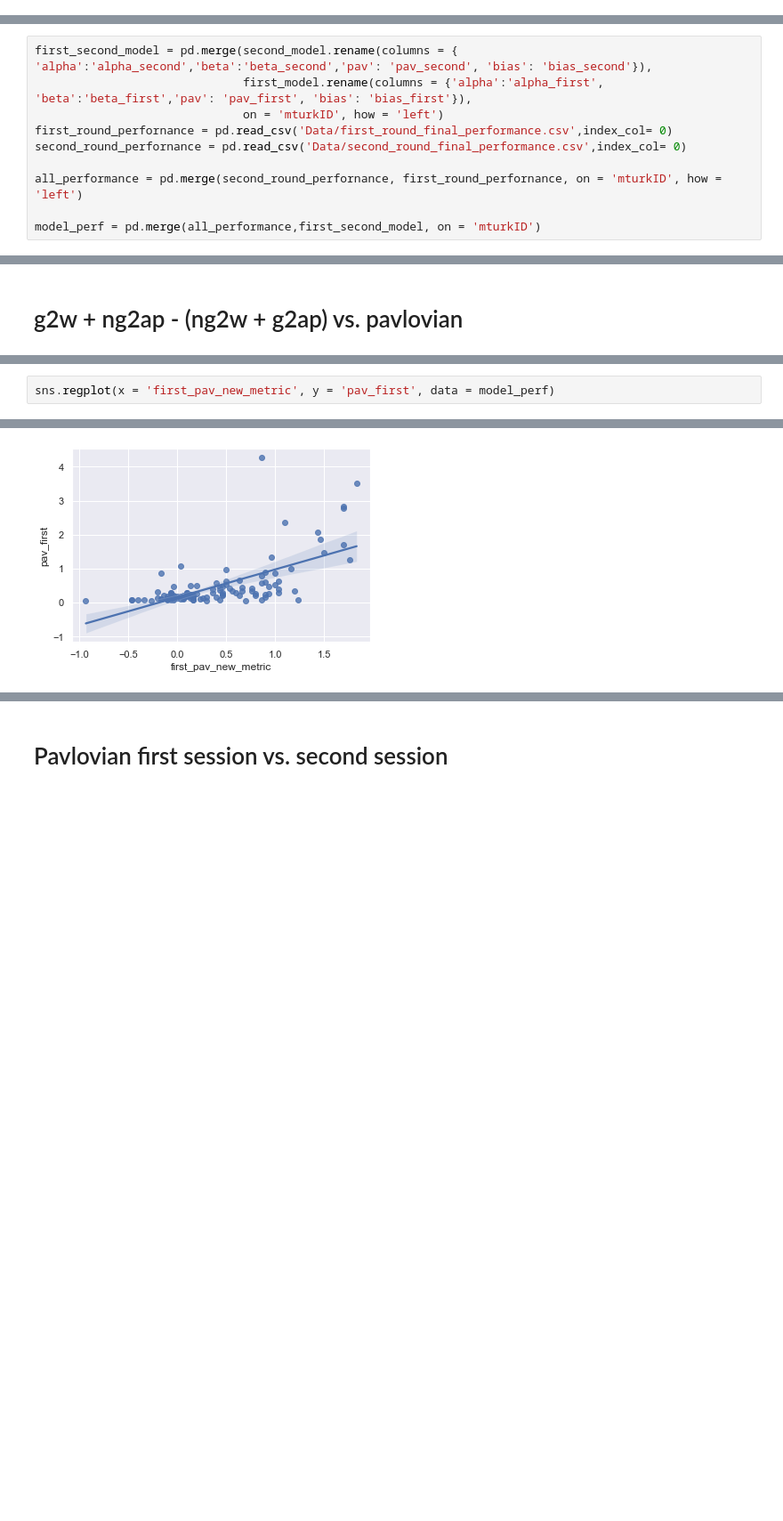
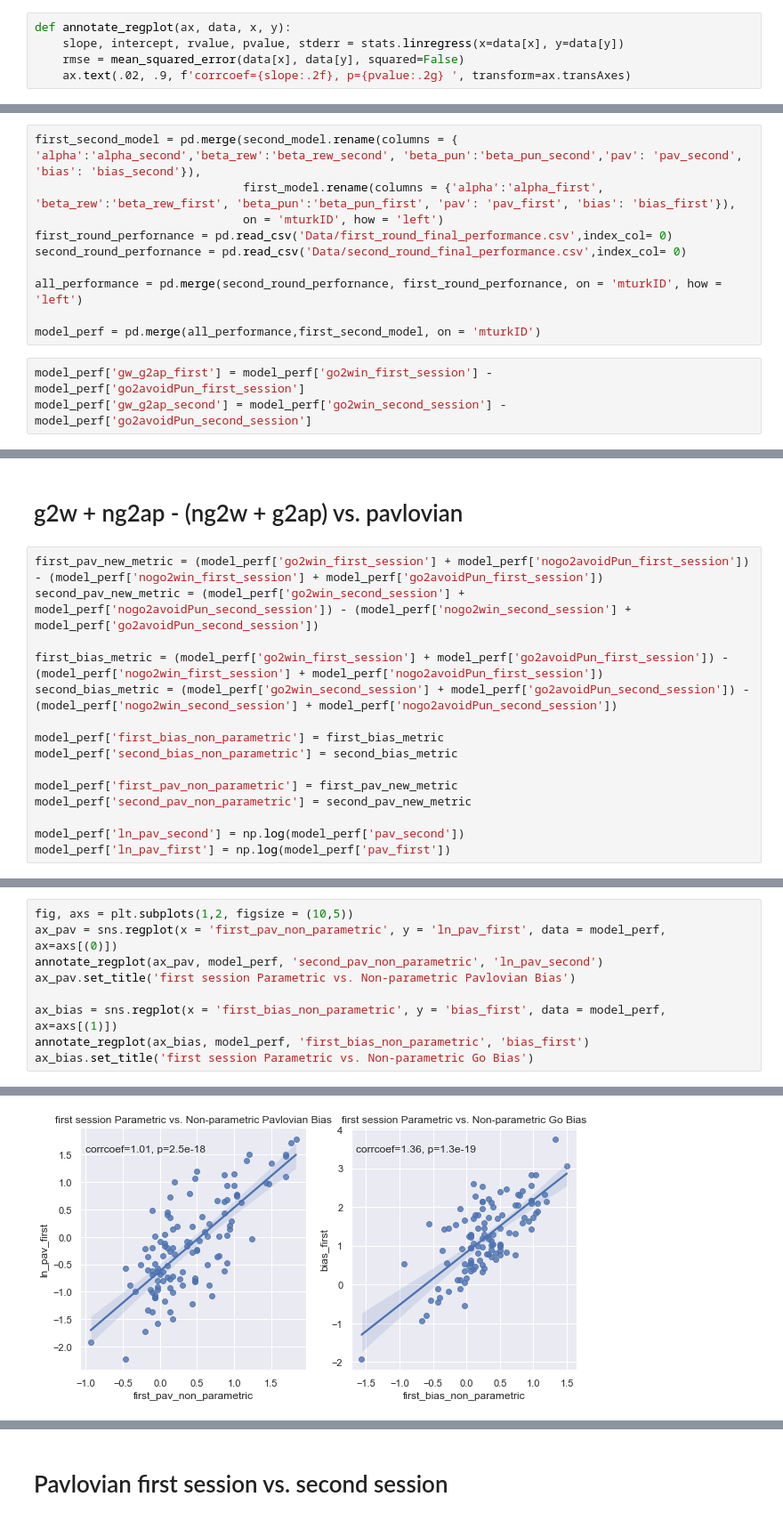
Before and after one commit to Sepsad/Interindividual-differences-in-Learning-to-Act-or-Avoid, a Jupyter notebook: Result_of_modeling.ipynb, the cells around one changed output, grey strips where cells are left out. Shown at 89% size. Cells and saved outputs as stored; diff of their text form; blank space fills up the shorter version.

```diff
--- a/Result_of_modeling.ipynb
+++ b/Result_of_modeling.ipynb
@@ -15,6 +16,11 @@ import numpy as np
 # import json
 # from tqdm import tqdm_notebook
 import statsmodels.formula.api as smf
+# %%
+def annotate_regplot(ax, data, x, y):
+    slope, intercept, rvalue, pvalue, stderr = stats.linregress(x=data[x], y=data[y])
+    rmse = mean_squared_error(data[x], data[y], squared=False)
+    ax.text(.02, .9, f'corrcoef={slope:.2f}, p={pvalue:.2g} ', transform=ax.transAxes)
 # %%
 first_model = pd.read_csv('result_of_modeling_matlab_first_session.csv')
 second_model = pd.read_csv('result_of_modeling_matlab_second_session.csv')
@@ -87,6 +114,6 @@ ax4.set_xlabel("");
 # %%
-first_second_model = pd.merge(second_model.rename(columns = { 'alpha':'alpha_second','beta':'beta_second','pav': 'pav_second', 'bias': 'bias_second'}),
-                              first_model.rename(columns = {'alpha':'alpha_first', 'beta':'beta_first','pav': 'pav_first', 'bias': 'bias_first'}),
+first_second_model = pd.merge(second_model.rename(columns = { 'alpha':'alpha_second','beta_rew':'beta_rew_second', 'beta_pun':'beta_pun_second','pav': 'pav_second', 'bias': 'bias_second'}),
+                              first_model.rename(columns = {'alpha':'alpha_first', 'beta_rew':'beta_rew_first', 'beta_pun':'beta_pun_first', 'pav': 'pav_first', 'bias': 'bias_first'}),
                               on = 'mturkID', how = 'left')
 first_round_perfornance = pd.read_csv('Data/first_round_final_performance.csv',index_col= 0)
 second_round_perfornance = pd.read_csv('Data/second_round_final_performance.csv',index_col= 0)
@@ -94,7 +121,25 @@ second_round_perfornance = pd.read_csv('Data/second_round_final_performance.csv'
 all_performance = pd.merge(second_round_perfornance, first_round_perfornance, on = 'mturkID', how = 'left')
 
 model_perf = pd.merge(all_performance,first_second_model, on = 'mturkID')
+# %%
+model_perf['gw_g2ap_first'] = model_perf['go2win_first_session'] - model_perf['go2avoidPun_first_session']
+model_perf['gw_g2ap_second'] = model_perf['go2win_second_session'] - model_perf['go2avoidPun_second_session']
 # %% [markdown]
 # Sanity Check
 # %% [markdown]
 # g2w + ng2ap - (ng2w + g2ap) vs. pavlovian
+# %%
+first_pav_new_metric = (model_perf['go2win_first_session'] + model_perf['nogo2avoidPun_first_session']) - (model_perf['nogo2win_first_session'] + model_perf['go2avoidPun_first_session'])
+second_pav_new_metric = (model_perf['go2win_second_session'] + model_perf['nogo2avoidPun_second_session']) - (model_perf['nogo2win_second_session'] + model_perf['go2avoidPun_second_session'])
+
+first_bias_metric = (model_perf['go2win_first_session'] + model_perf['go2avoidPun_first_session']) - (model_perf['nogo2win_first_session'] + model_perf['nogo2avoidPun_first_session'])
+second_bias_metric = (model_perf['go2win_second_session'] + model_perf['go2avoidPun_second_session']) - (model_perf['nogo2win_second_session'] + model_perf['nogo2avoidPun_second_session'])
+
+model_perf['first_bias_non_parametric'] = first_bias_metric
+model_perf['second_bias_non_parametric'] = second_bias_metric
+
+model_perf['first_pav_non_parametric'] = first_pav_new_metric
+model_perf['second_pav_non_parametric'] = second_pav_new_metric
+
+model_perf['ln_pav_second'] = np.log(model_perf['pav_second'])
+model_perf['ln_pav_first'] = np.log(model_perf['pav_first'])
@@ -111,3 +263,10 @@ sns.regplot(x = 'second_pav_new_metric', y = 'pav_second', data = model_perf)
 # %%
-sns.regplot(x = 'first_pav_new_metric', y = 'pav_first', data = model_perf)
+fig, axs = plt.subplots(1,2, figsize = (10,5))
+ax_pav = sns.regplot(x = 'first_pav_non_parametric', y = 'ln_pav_first', data = model_perf, ax=axs[(0)])
+annotate_regplot(ax_pav, model_perf, 'second_pav_non_parametric', 'ln_pav_second')
+ax_pav.set_title('first session Parametric vs. Non-parametric Pavlovian Bias')
+
+ax_bias = sns.regplot(x = 'first_bias_non_parametric', y = 'bias_first', data = model_perf, ax=axs[(1)])
+annotate_regplot(ax_bias, model_perf, 'first_bias_non_parametric', 'bias_first')
+ax_bias.set_title('first session Parametric vs. Non-parametric Go Bias')
 # %% [output]
@@ -115 +274 @@ sns.regplot(x = 'first_pav_new_metric', y = 'pav_first', data = model_perf)
-[figure, old version]
+[figure, new version]
```
Also changed, not shown: parts of 30 cells of this notebook, 3 other files.
